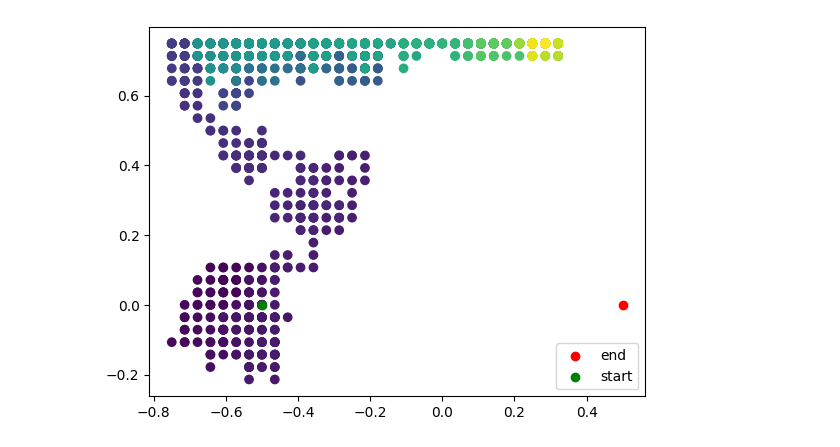
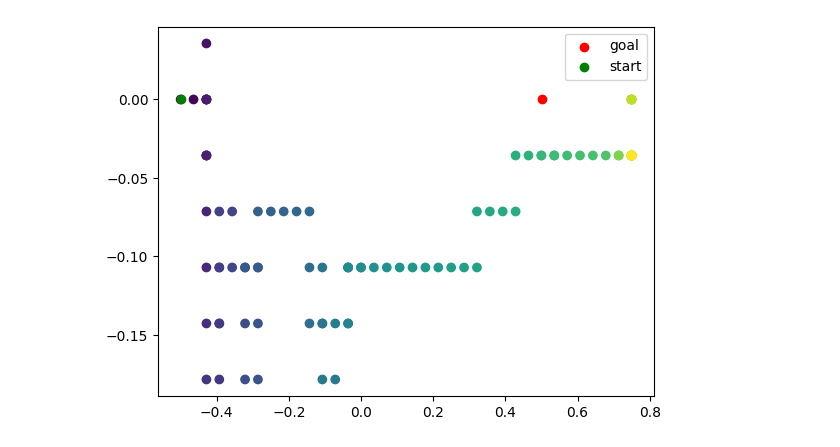
Before and after one commit to EvanderCorvus/AgentSimulation, a Jupyter notebook: main.ipynb, the cells around one changed output. Drawn from its saved outputs; the diff is of its cells as text; code cells hidden in the pictures.

```diff
--- a/main.ipynb
+++ b/main.ipynb
@@ -6,6 +6,19 @@ import numpy as np
 # %%
 device = tr.device('cuda' if tr.cuda.is_available() else 'cpu')
 # print(device)
+# %%
+def d(L,a=1):
+    direction_mapping = [
+        tr.tensor([0,1],dtype=tr.float).to(device), #up
+        tr.tensor([0,-1],dtype=tr.float).to(device),#down
+        tr.tensor([-1,0],dtype=tr.float).to(device), #left
+        tr.tensor([1,0],dtype=tr.float).to(device) #right
+    ]
+
+    return tr.stack(direction_mapping).to(device)[L]*a
+
+def custom_loss(output,target):
+    return tr((output-target)**2).mean()
 # %%
 #Agent Class
 class Agent(nn.Module):
@@ -110,17 +109,22 @@ def episode(agent,t_agent,t_update, max_steps,g,optimizer):
 # print(tr.round(agent.x,decimals = 1),tr.round(agent.y,decimals = 1))
 # %%
 #Simulation
-agent = Agent()
+x = tr.randn(128, dtype=tr.float).to(device)/10-0.2
+y = tr.randn(128, dtype=tr.float).to(device)/10
+agent = Agent(x,y).to(device)
 
-t_agent = Agent()
+t_agent = Agent(x,y).to(device)
 t_agent.load_state_dict(agent.state_dict()) #copies weights from agent to t_agent
 t_agent.eval()
 
 t_update = 100
 optimizer = tr.optim.Adam(agent.parameters(), lr=0.001)
-print(agent.x,agent.y)
 
-X,Y = episode(agent, t_agent, t_update = 100, max_steps = 2000, g=0.9, optimizer=optimizer)
-
-print(tr.round(agent.x,decimals = 2),tr.round(agent.y,decimals = 2))
+#X,Y = episode(agent, t_agent, t_update = 100, max_steps = 500, g=0.4, optimizer=optimizer)
+for epoch in range(10):
+    X,Y = episode(agent, t_agent, t_update = 100, max_steps = 100, g=0.4, optimizer=optimizer)
+    agent.x = tr.randn(128, dtype=tr.float).to(device)/10-0.2
+    agent.y = tr.randn(128, dtype=tr.float).to(device)/10
+    # plt.plot(X.cpu().detach().numpy(),Y.cpu().detach().numpy())
+    # plt.show()
 # %% [output]
@@ -144,10 +132,10 @@ tensor(0.2900) tensor(0.7500)
 # %%
 #Plotting :D
-x,y = X.detach().numpy(),Y.detach().numpy()
+x,y = X.detach().to('cpu').numpy(),Y.detach().to('cpu').numpy()
 plt.scatter(x,y,c=np.arange(len(x)),cmap='viridis')
 plt.scatter(0.5,0,c='r',label='goal')
 plt.scatter(-0.5,0,c='g',label='start')
 plt.legend()
 plt.show()
 # %% [output]
-[figure, old version]
+[figure, new version]
```
Also changed, not shown: parts of 3 cells of this notebook, 1 other file.
